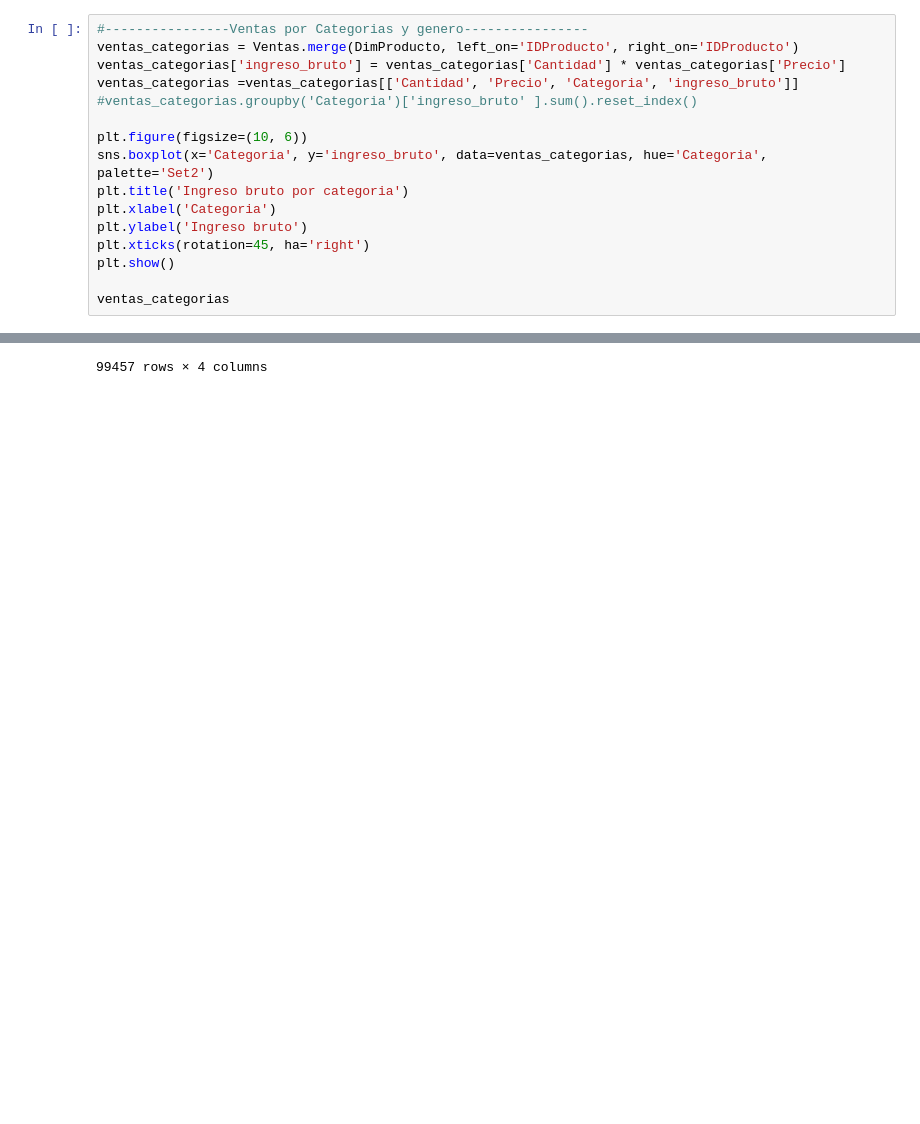
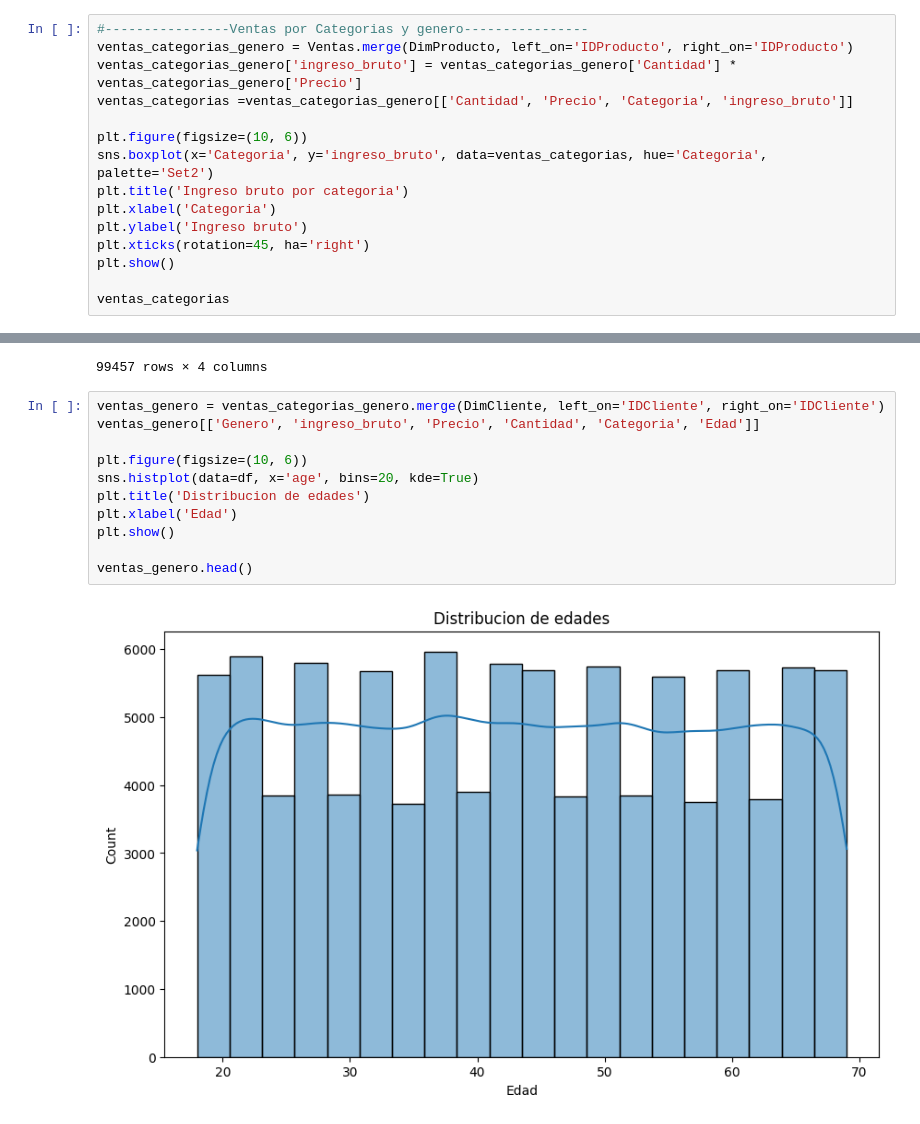
Before and after one commit to juancursed/ProyectoCienciaDatos, a Jupyter notebook: proyecto.ipynb, the cells around one changed output, grey strips where cells are left out. Saved outputs shown, nothing was run; the diff lists cells and outputs as text; blank space fills up the shorter version.

Commit message:
Add more graphics

```diff
--- a/proyecto.ipynb
+++ b/proyecto.ipynb
@@ -197,10 +197,9 @@ Passing `palette` without assigning `hue` is deprecated and will be removed in v
 | 6 | Wednesday | 35575650.13 |
 # %%
 #----------------Ventas por Categorias y genero----------------
-ventas_categorias = Ventas.merge(DimProducto, left_on='IDProducto', right_on='IDProducto')
-ventas_categorias['ingreso_bruto'] = ventas_categorias['Cantidad'] * ventas_categorias['Precio']
-ventas_categorias =ventas_categorias[['Cantidad', 'Precio', 'Categoria', 'ingreso_bruto']]
-#ventas_categorias.groupby('Categoria')['ingreso_bruto' ].sum().reset_index()
+ventas_categorias_genero = Ventas.merge(DimProducto, left_on='IDProducto', right_on='IDProducto')
+ventas_categorias_genero['ingreso_bruto'] = ventas_categorias_genero['Cantidad'] * ventas_categorias_genero['Precio']
+ventas_categorias =ventas_categorias_genero[['Cantidad', 'Precio', 'Categoria', 'ingreso_bruto']]
 
 plt.figure(figsize=(10, 6))
 sns.boxplot(x='Categoria', y='ingreso_bruto', data=ventas_categorias, hue='Categoria', palette='Set2')
@@ -226,3 +225,16 @@ ventas_categorias
 | 99455 | 4 | 4200.00 | Technology | 16800.00 |
 | 99456 | 3 | 35.19 | Souvenir | 105.57 |
 99457 rows × 4 columns
+# %%
+ventas_genero = ventas_categorias_genero.merge(DimCliente, left_on='IDCliente', right_on='IDCliente')
+ventas_genero[['Genero', 'ingreso_bruto', 'Precio', 'Cantidad', 'Categoria', 'Edad']]
+
+plt.figure(figsize=(10, 6))
+sns.histplot(data=df, x='age', bins=20, kde=True)
+plt.title('Distribucion de edades')
+plt.xlabel('Edad')
+plt.show()
+
+ventas_genero.head()
+# %% [output]
+[figure, added]
```
Also changed, not shown: parts of 4 cells of this notebook.
